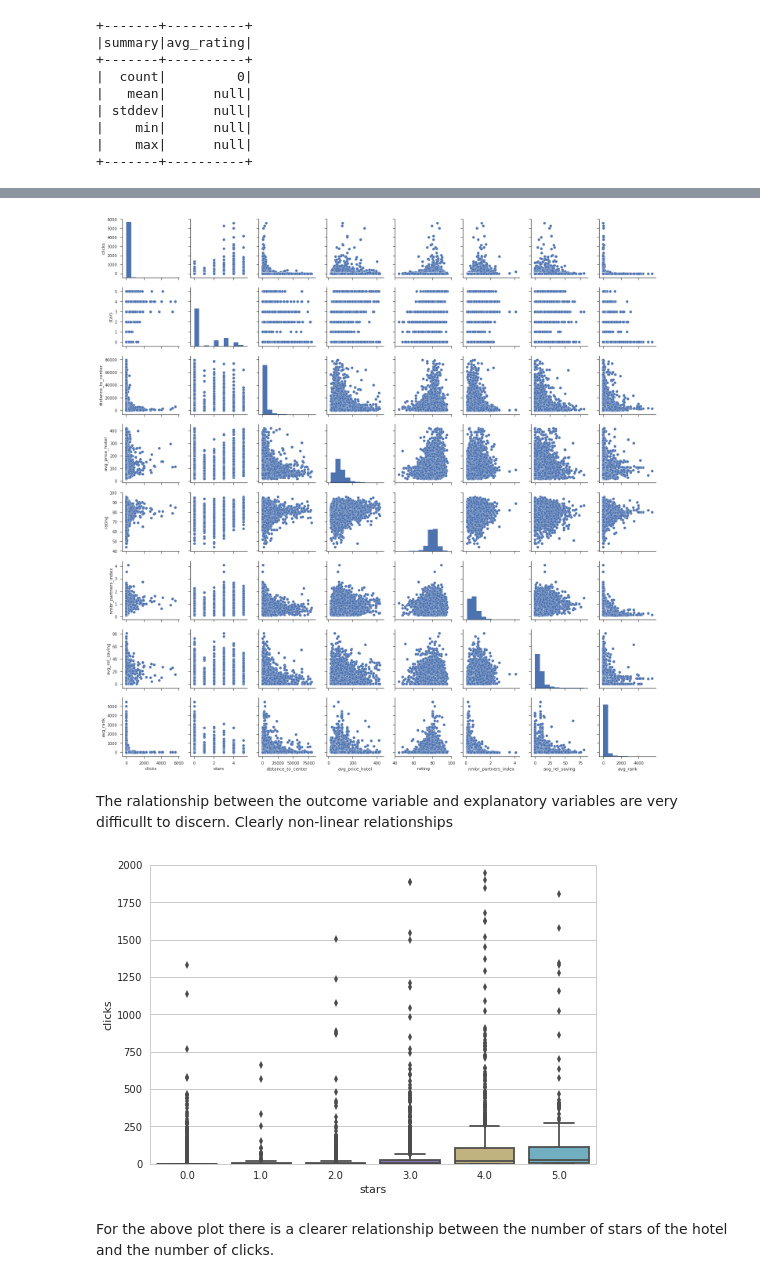
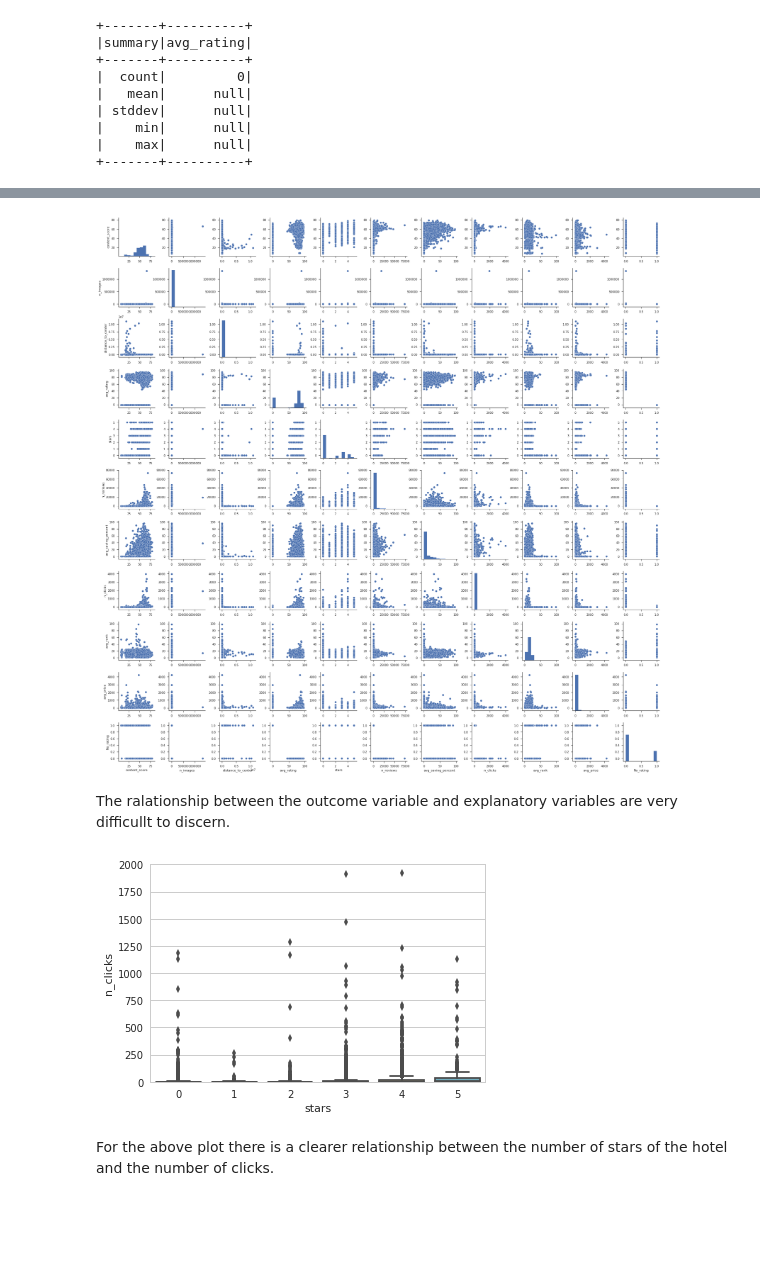
Before and after one commit to Rmostert/Click-rate-prediction, a Jupyter notebook: Click rate prediction.ipynb, the cells around one changed output, grey strips where cells are left out. Drawn from its saved outputs; the diff is of its cells as text; code cells hidden in the pictures; blank space fills up the shorter version.

```diff
--- a/Click rate prediction.ipynb
+++ b/Click rate prediction.ipynb
@@ -720,0 +657,4 @@ sample_data = cleaned_train4.sample(withReplacement=False,seed=42,fraction=fract
+# %%
+imputer = ImputeMedians().setInputCol(miss_vars).setDataTypes(exprs)
+# %%
+train_data_imp = imputer.fit(train_data).transform(train_data)
@@ -720,0 +725,2 @@ sample_data = cleaned_train4.sample(withReplacement=False,seed=42,fraction=fract
+# %%
+num_col = [col for col in train_data_imp.columns if col not in ['hotel_id','city_id']]
@@ -721,3 +744,6 @@ sample_data = cleaned_train4.sample(withReplacement=False,seed=42,fraction=fract
+# %%
+fraction = 10000/train_data_imp.count()
+sample_data = train_data_imp.sample(withReplacement=False,seed=42,fraction=fraction )
 # %%
 sample_data.count()
 # %% [output]
@@ -725,22 +751,19 @@ sample_data.count()
 # %%
 sample_df = sample_data.toPandas()
 # %%
-plt.close()
 sns.set(style="ticks")
-sns.pairplot(sample_df[num_col[2:]],dropna=True)
-sns.plt.show()
+sns.pairplot(sample_df[num_col])
+plt.show()
 # %% [output]
-[figure, old version]
+[figure, new version]
 # %% [markdown]
-The ralationship between the outcome variable and  explanatory variables are very difficullt to discern. Clearly non-linear relationships
+The ralationship between the outcome variable and  explanatory variables are very difficullt to discern.
 # %%
-plt.close()
 sns.set_style("whitegrid")
 plt.ylim(0, 2000)
-sns.boxplot(x='stars',y="clicks",data=sample_df)
-sns.plt.show()
-plt.close()
+sns.boxplot(x='stars',y="n_clicks",data=sample_df)
+plt.show()
 # %% [output]
-[figure, old version]
+[figure, new version]
 # %% [markdown]
 For the above plot there is a clearer relationship between the number of stars of the hotel and the number of clicks.
```
Also changed, not shown: parts of 165 cells of this notebook.
